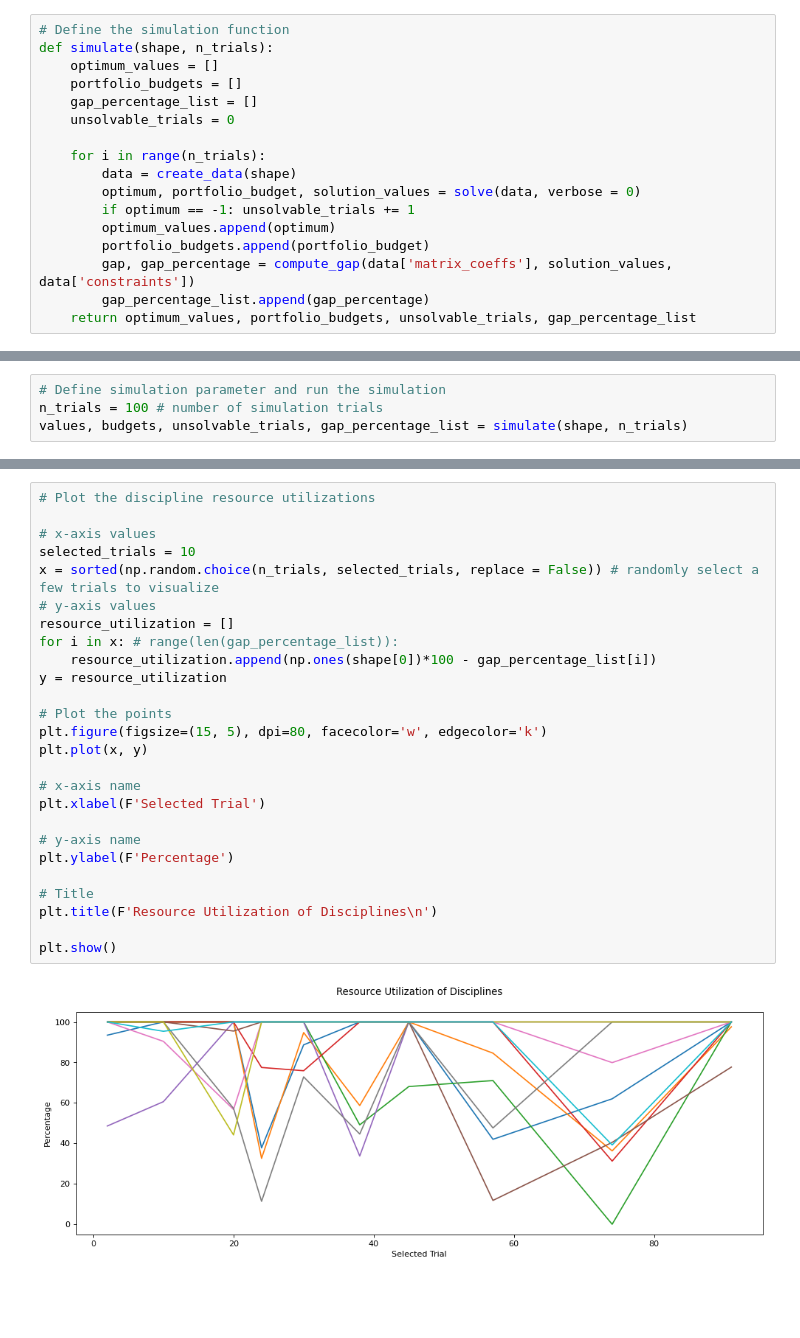
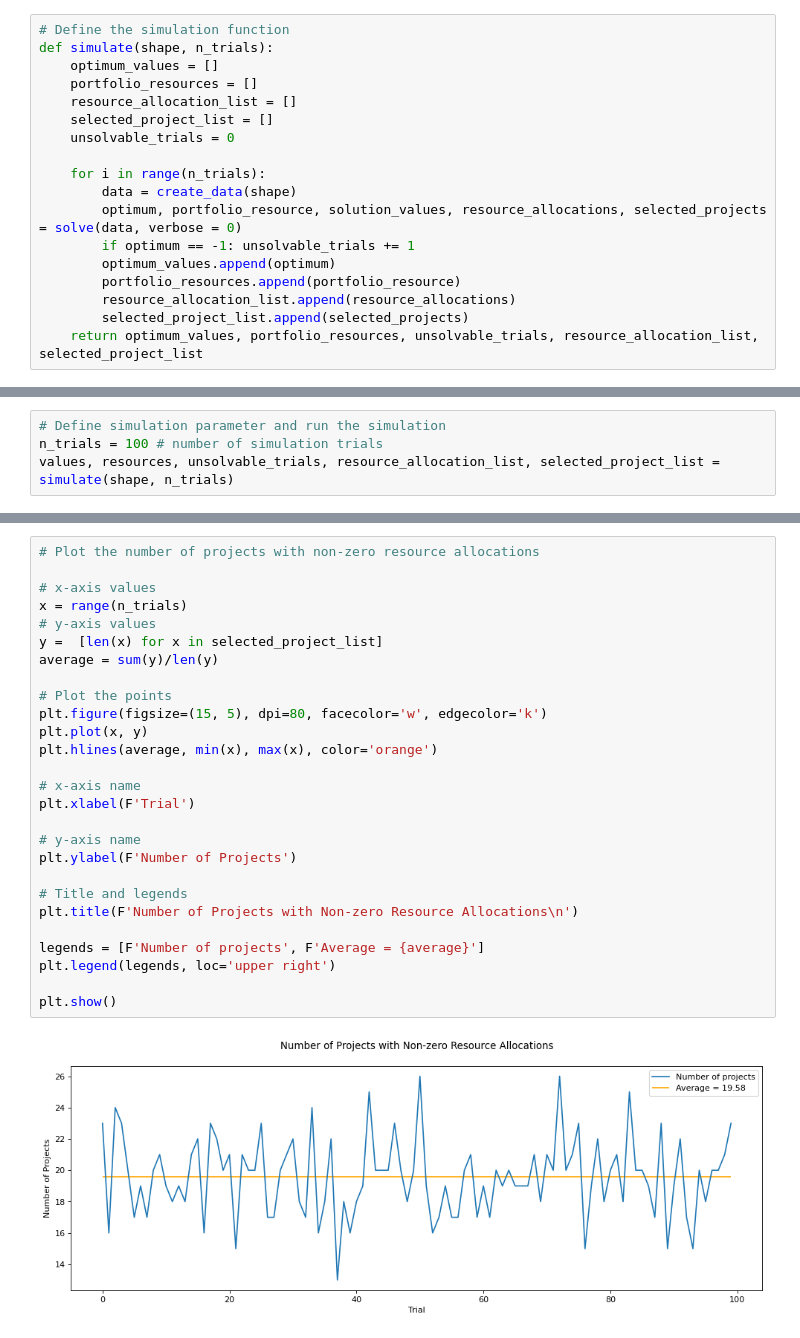
Before and after one commit to snigdhayan/ThoughtExperiments, a Jupyter notebook: MyNotebooks/OptimalResourcePlanning.ipynb, the cells around one changed output, grey strips where cells are left out. Saved outputs shown, nothing was run; the diff lists cells and outputs as text; blank space fills up the shorter version.

```diff
--- a/MyNotebooks/OptimalResourcePlanning.ipynb
+++ b/MyNotebooks/OptimalResourcePlanning.ipynb
@@ -101,19 +129,20 @@ def compute_gap(matrix, vector, constraints):
 # Define the simulation function
 def simulate(shape, n_trials):
     optimum_values = []
-    portfolio_budgets = []
-    gap_percentage_list = []
+    portfolio_resources = []
+    resource_allocation_list = []
+    selected_project_list = []
     unsolvable_trials = 0
 
     for i in range(n_trials):
         data = create_data(shape)
-        optimum, portfolio_budget, solution_values = solve(data, verbose = 0)
+        optimum, portfolio_resource, solution_values, resource_allocations, selected_projects = solve(data, verbose = 0)
         if optimum == -1: unsolvable_trials += 1
         optimum_values.append(optimum)
-        portfolio_budgets.append(portfolio_budget)
-        gap, gap_percentage = compute_gap(data['matrix_coeffs'], solution_values, data['constraints'])
-        gap_percentage_list.append(gap_percentage)
-    return optimum_values, portfolio_budgets, unsolvable_trials, gap_percentage_list
+        portfolio_resources.append(portfolio_resource)
+        resource_allocation_list.append(resource_allocations)
+        selected_project_list.append(selected_projects)
+    return optimum_values, portfolio_resources, unsolvable_trials, resource_allocation_list, selected_project_list
 # %%
 # Define portfolio structure
 shape = (10, 100) # (number of disciplines, number of projects)
@@ -142,7 +187,7 @@ Overall portfolio budget = 5724
 # %%
 # Define simulation parameter and run the simulation
 n_trials = 100 # number of simulation trials
-values, budgets, unsolvable_trials, gap_percentage_list = simulate(shape, n_trials)
+values, resources, unsolvable_trials, resource_allocation_list, selected_project_list = simulate(shape, n_trials)
 # %%
 # Print simulation overview
 print(F'# Discipines = {shape[0]}')
@@ -249,28 +216,29 @@ Standard Deviation of Portfolio Returns = 2.47
 # %%
-# Plot the discipline resource utilizations
+# Plot the number of projects with non-zero resource allocations
 
 # x-axis values
-selected_trials = 10
-x = sorted(np.random.choice(n_trials, selected_trials, replace = False)) # randomly select a few trials to visualize
+x = range(n_trials)
 # y-axis values
-resource_utilization = []
-for i in x: # range(len(gap_percentage_list)):
-    resource_utilization.append(np.ones(shape[0])*100 - gap_percentage_list[i])
-y = resource_utilization
+y =  [len(x) for x in selected_project_list]
+average = sum(y)/len(y)
 
 # Plot the points
 plt.figure(figsize=(15, 5), dpi=80, facecolor='w', edgecolor='k')
 plt.plot(x, y)
+plt.hlines(average, min(x), max(x), color='orange')
 
 # x-axis name
-plt.xlabel(F'Selected Trial')
+plt.xlabel(F'Trial')
 
 # y-axis name
-plt.ylabel(F'Percentage')
+plt.ylabel(F'Number of Projects')
 
-# Title
-plt.title(F'Resource Utilization of Disciplines\n')
+# Title and legends
+plt.title(F'Number of Projects with Non-zero Resource Allocations\n')
+
+legends = [F'Number of projects', F'Average = {average}']
+plt.legend(legends, loc='upper right')
 
 plt.show()
 # %% [output]
-[figure, old version]
+[figure, new version]
```
Also changed, not shown: parts of 22 cells of this notebook.
